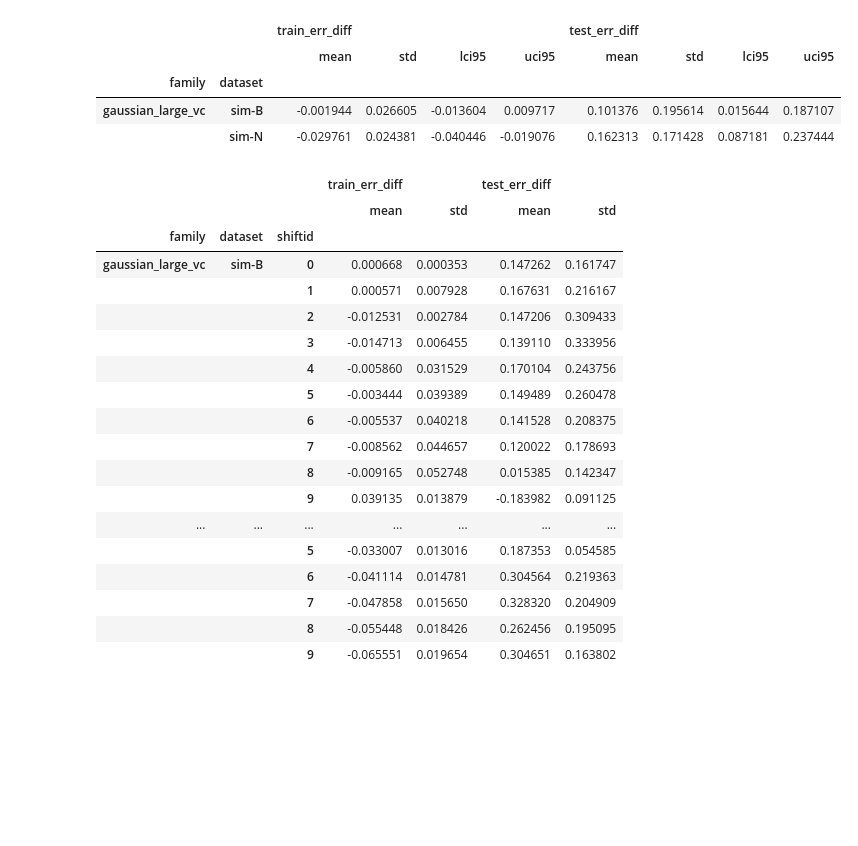
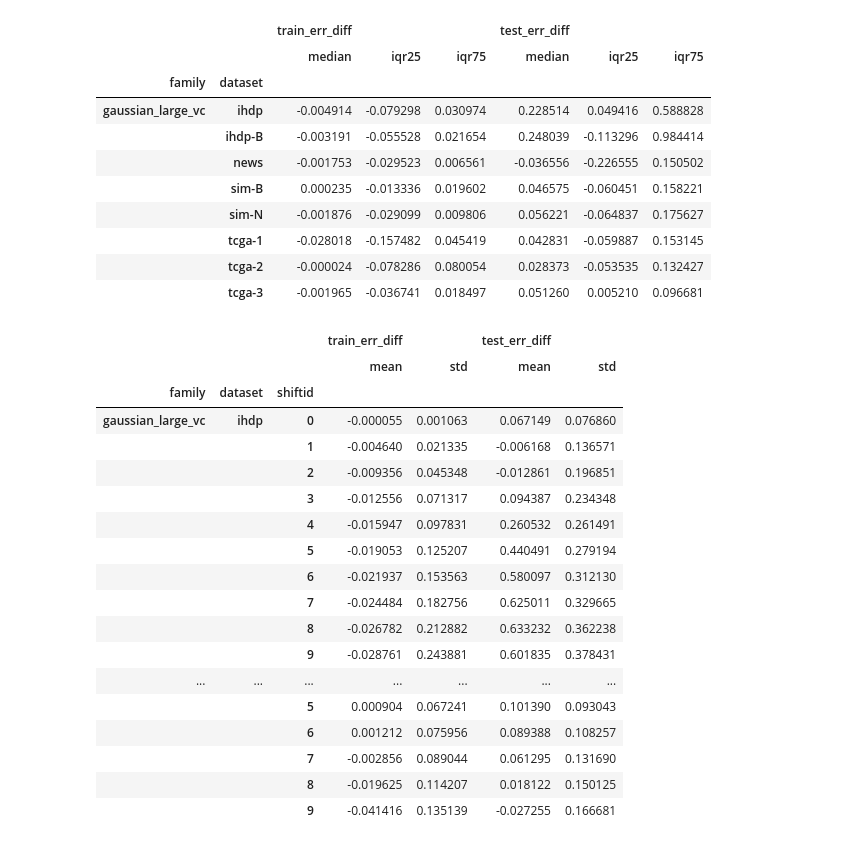
Before and after one commit to NSAPH-Projects/tresnet, a Jupyter notebook: notebooks/benchmarks.ipynb, the cells around one changed output. Saved outputs shown, nothing was run; the diff lists cells and outputs as text; code cells hidden in the pictures; blank space fills up the shorter version.

```diff
--- a/notebooks/benchmarks.ipynb
+++ b/notebooks/benchmarks.ipynb
@@ -54,7 +54,7 @@ def extract_results(logdir: str) -> dict:
         ["dataset", "family", "experiment", "shiftid"]
     ).apply(_compute_metrics)
     error_metrics = (
-        error_metrics.reset_index().groupby(["dataset", "family", "experiment"]).mean()
+        error_metrics.reset_index().groupby(["dataset", "family", "experiment"]).median()
     ).drop(columns=["shiftid"])
 
     # rank by seed too. Ranks are compute from the average mse along the curve
@@ -147,0 +127,4 @@ results["metrics"].set_index(["dataset", "family", "experiment"])
+# %%
+# remove row limits
+pd.set_option("display.max_rows", None, "display.max_columns", None)
+results["metrics"].set_index(["dataset", "family", "experiment"])
@@ -172,40 +174,51 @@ dfd["shiftid"] = dfd["shiftid"].astype(int)
 # %%
 # compute mean and standard errors
 # for standard errors must use 1.96 * std / sqrt(n)
 def lci95(x):
     return x.mean() - 1.96 * x.std() / np.sqrt(len(x))
 def uci95(x):
     return x.mean() + 1.96 * x.std() / np.sqrt(len(x))
+def iqr75(x):
+    return x.quantile(0.75)
+def iqr25(x):
+    return x.quantile(0.25)
 
-dfd.drop(columns=["seed", "shiftid"]).groupby(["family", "dataset"]).agg(["mean", "std", lci95, uci95])
+# dfd.drop(columns=["seed", "shiftid"]).groupby(["family", "dataset"]).agg(["mean", "std", lci95, uci95])
+dfd.drop(columns=["seed", "shiftid"]).groupby(["family", "dataset"]).agg(["median", iqr25, iqr75])
 # %% [output]
-|  |  | train_err_diff |  |  |  | test_err_diff |  |  |  |
-|  |  | mean | std | lci95 | uci95 | mean | std | lci95 | uci95 |
-| family | dataset |  |  |  |  |  |  |  |  |
-| gaussian_large_vc | sim-B | -0.001944 | 0.026605 | -0.013604 | 0.009717 | 0.101376 | 0.195614 | 0.015644 | 0.187107 |
-|  | sim-N | -0.029761 | 0.024381 | -0.040446 | -0.019076 | 0.162313 | 0.171428 | 0.087181 | 0.237444 |
+|  |  | train_err_diff |  |  | test_err_diff |  |  |
+|  |  | median | iqr25 | iqr75 | median | iqr25 | iqr75 |
+| family | dataset |  |  |  |  |  |  |
+| gaussian_large_vc | ihdp | -0.004914 | -0.079298 | 0.030974 | 0.228514 | 0.049416 | 0.588828 |
+|  | ihdp-B | -0.003191 | -0.055528 | 0.021654 | 0.248039 | -0.113296 | 0.984414 |
+|  | news | -0.001753 | -0.029523 | 0.006561 | -0.036556 | -0.226555 | 0.150502 |
+|  | sim-B | 0.000235 | -0.013336 | 0.019602 | 0.046575 | -0.060451 | 0.158221 |
+|  | sim-N | -0.001876 | -0.029099 | 0.009806 | 0.056221 | -0.064837 | 0.175627 |
+|  | tcga-1 | -0.028018 | -0.157482 | 0.045419 | 0.042831 | -0.059887 | 0.153145 |
+|  | tcga-2 | -0.000024 | -0.078286 | 0.080054 | 0.028373 | -0.053535 | 0.132427 |
+|  | tcga-3 | -0.001965 | -0.036741 | 0.018497 | 0.051260 | 0.005210 | 0.096681 |
 # %%
 dfd.drop(columns=["seed"]).groupby(["family", "dataset", "shiftid"]).agg(["mean", "std"])
 # %% [output]
 |  |  |  | train_err_diff |  | test_err_diff |  |
 |  |  |  | mean | std | mean | std |
 | family | dataset | shiftid |  |  |  |  |
-| gaussian_large_vc | sim-B | 0 | 0.000668 | 0.000353 | 0.147262 | 0.161747 |
-|  |  | 1 | 0.000571 | 0.007928 | 0.167631 | 0.216167 |
-|  |  | 2 | -0.012531 | 0.002784 | 0.147206 | 0.309433 |
-|  |  | 3 | -0.014713 | 0.006455 | 0.139110 | 0.333956 |
-|  |  | 4 | -0.005860 | 0.031529 | 0.170104 | 0.243756 |
-|  |  | 5 | -0.003444 | 0.039389 | 0.149489 | 0.260478 |
-|  |  | 6 | -0.005537 | 0.040218 | 0.141528 | 0.208375 |
-|  |  | 7 | -0.008562 | 0.044657 | 0.120022 | 0.178693 |
-|  |  | 8 | -0.009165 | 0.052748 | 0.015385 | 0.142347 |
-|  |  | 9 | 0.039135 | 0.013879 | -0.183982 | 0.091125 |
+| gaussian_large_vc | ihdp | 0 | -0.000055 | 0.001063 | 0.067149 | 0.076860 |
+|  |  | 1 | -0.004640 | 0.021335 | -0.006168 | 0.136571 |
+|  |  | 2 | -0.009356 | 0.045348 | -0.012861 | 0.196851 |
+|  |  | 3 | -0.012556 | 0.071317 | 0.094387 | 0.234348 |
+|  |  | 4 | -0.015947 | 0.097831 | 0.260532 | 0.261491 |
+|  |  | 5 | -0.019053 | 0.125207 | 0.440491 | 0.279194 |
+|  |  | 6 | -0.021937 | 0.153563 | 0.580097 | 0.312130 |
+|  |  | 7 | -0.024484 | 0.182756 | 0.625011 | 0.329665 |
+|  |  | 8 | -0.026782 | 0.212882 | 0.633232 | 0.362238 |
+|  |  | 9 | -0.028761 | 0.243881 | 0.601835 | 0.378431 |
 | ... | ... | ... | ... | ... | ... | ... |
-|  |  | 5 | -0.033007 | 0.013016 | 0.187353 | 0.054585 |
-|  |  | 6 | -0.041114 | 0.014781 | 0.304564 | 0.219363 |
-|  |  | 7 | -0.047858 | 0.015650 | 0.328320 | 0.204909 |
-|  |  | 8 | -0.055448 | 0.018426 | 0.262456 | 0.195095 |
-|  |  | 9 | -0.065551 | 0.019654 | 0.304651 | 0.163802 |
+|  |  | 5 | 0.000904 | 0.067241 | 0.101390 | 0.093043 |
+|  |  | 6 | 0.001212 | 0.075956 | 0.089388 | 0.108257 |
+|  |  | 7 | -0.002856 | 0.089044 | 0.061295 | 0.131690 |
+|  |  | 8 | -0.019625 | 0.114207 | 0.018122 | 0.150125 |
+|  |  | 9 | -0.041416 | 0.135139 | -0.027255 | 0.166681 |
 # %%
 # make shiftid by train_err_diff plot
 import seaborn as sns
```
Also changed, not shown: parts of 4 cells of this notebook, 7 other files.
